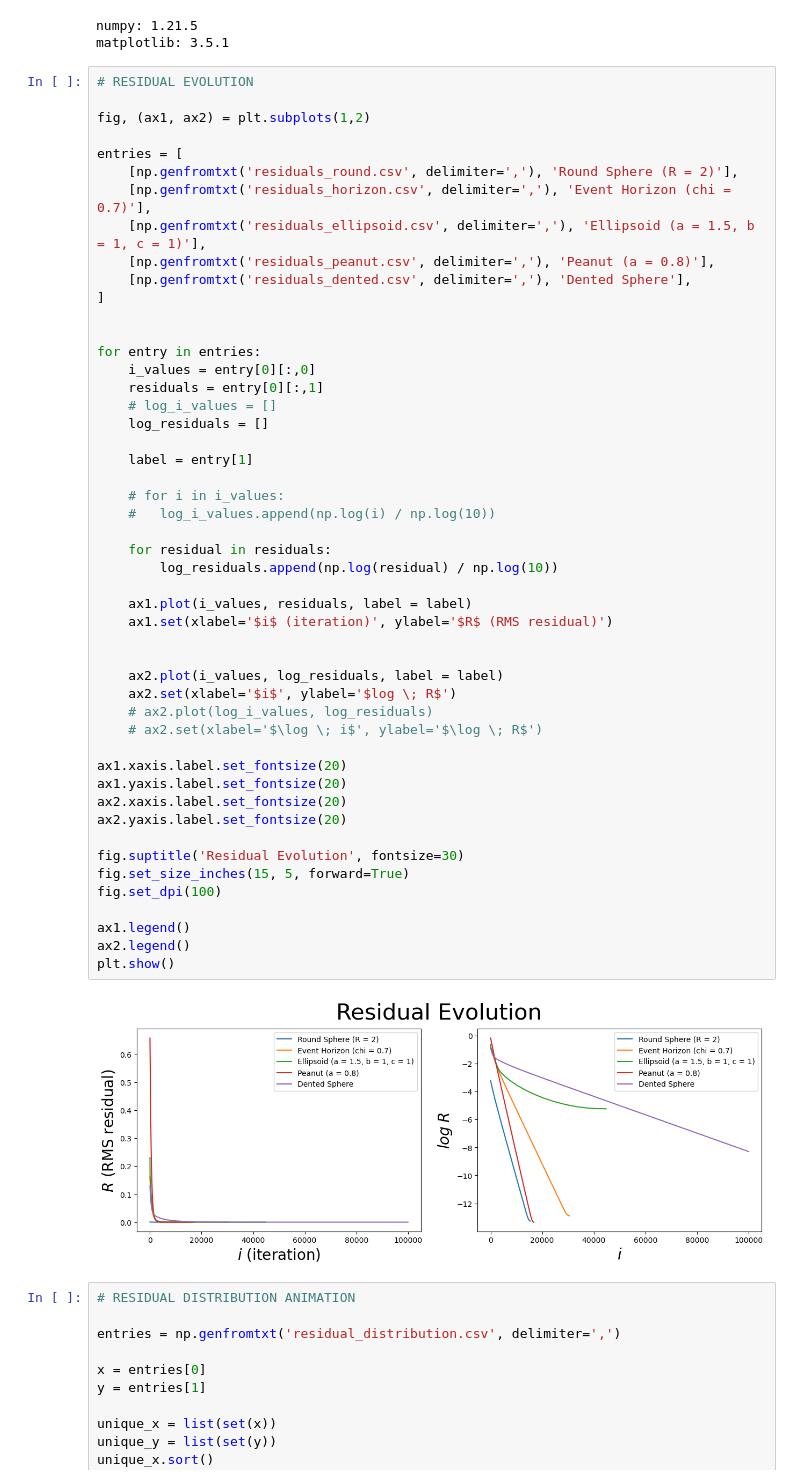
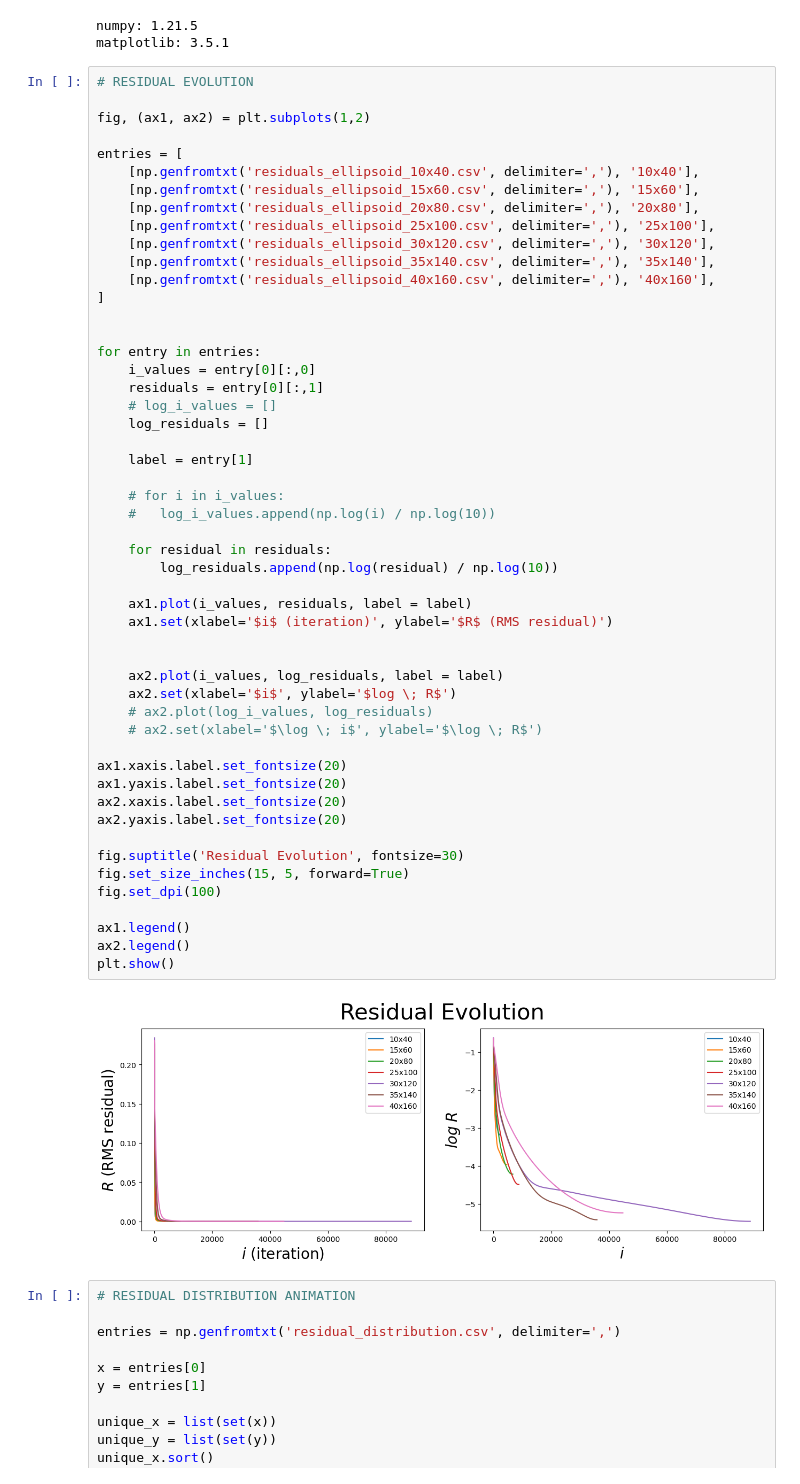
Before and after one commit to iago-mendes/eucled, a Jupyter notebook: src/exercises/08-embedding/assets/plots.ipynb, the cells around one changed output. Cells and saved outputs as stored; diff of their text form.

Commit message:
Analyze time and residual of embeddings.

```diff
--- a/src/exercises/08-embedding/assets/plots.ipynb
+++ b/src/exercises/08-embedding/assets/plots.ipynb
@@ -19,11 +19,13 @@ matplotlib: 3.5.1
 fig, (ax1, ax2) = plt.subplots(1,2)
 
 entries = [
-	[np.genfromtxt('residuals_round.csv', delimiter=','), 'Round Sphere (R = 2)'],
-	[np.genfromtxt('residuals_horizon.csv', delimiter=','), 'Event Horizon (chi = 0.7)'],
-	[np.genfromtxt('residuals_ellipsoid.csv', delimiter=','), 'Ellipsoid (a = 1.5, b = 1, c = 1)'],
-	[np.genfromtxt('residuals_peanut.csv', delimiter=','), 'Peanut (a = 0.8)'],
-	[np.genfromtxt('residuals_dented.csv', delimiter=','), 'Dented Sphere'],
+	[np.genfromtxt('residuals_ellipsoid_10x40.csv', delimiter=','), '10x40'],
+	[np.genfromtxt('residuals_ellipsoid_15x60.csv', delimiter=','), '15x60'],
+	[np.genfromtxt('residuals_ellipsoid_20x80.csv', delimiter=','), '20x80'],
+	[np.genfromtxt('residuals_ellipsoid_25x100.csv', delimiter=','), '25x100'],
+	[np.genfromtxt('residuals_ellipsoid_30x120.csv', delimiter=','), '30x120'],
+	[np.genfromtxt('residuals_ellipsoid_35x140.csv', delimiter=','), '35x140'],
+	[np.genfromtxt('residuals_ellipsoid_40x160.csv', delimiter=','), '40x160'],
 ]
 
 
@@ -36,34 +38,34 @@ for entry in entries:
 	label = entry[1]
 
 	# for i in i_values:
 	# 	log_i_values.append(np.log(i) / np.log(10))
 
 	for residual in residuals:
 		log_residuals.append(np.log(residual) / np.log(10))
 
 	ax1.plot(i_values, residuals, label = label)
 	ax1.set(xlabel='$i$ (iteration)', ylabel='$R$ (RMS residual)')
 
 
 	ax2.plot(i_values, log_residuals, label = label)
 	ax2.set(xlabel='$i$', ylabel='$log \; R$')
 	# ax2.plot(log_i_values, log_residuals)
 	# ax2.set(xlabel='$\log \; i$', ylabel='$\log \; R$')
 
 ax1.xaxis.label.set_fontsize(20)
 ax1.yaxis.label.set_fontsize(20)
 ax2.xaxis.label.set_fontsize(20)
 ax2.yaxis.label.set_fontsize(20)
 
 fig.suptitle('Residual Evolution', fontsize=30)
 fig.set_size_inches(15, 5, forward=True)
 fig.set_dpi(100)
 
 ax1.legend()
 ax2.legend()
 plt.show()
 # %% [output]
-[figure, old version]
+[figure, new version]
 # %%
 # RESIDUAL DISTRIBUTION ANIMATION
 
```
Also changed, not shown: parts of 4 cells of this notebook, 5 other files.
